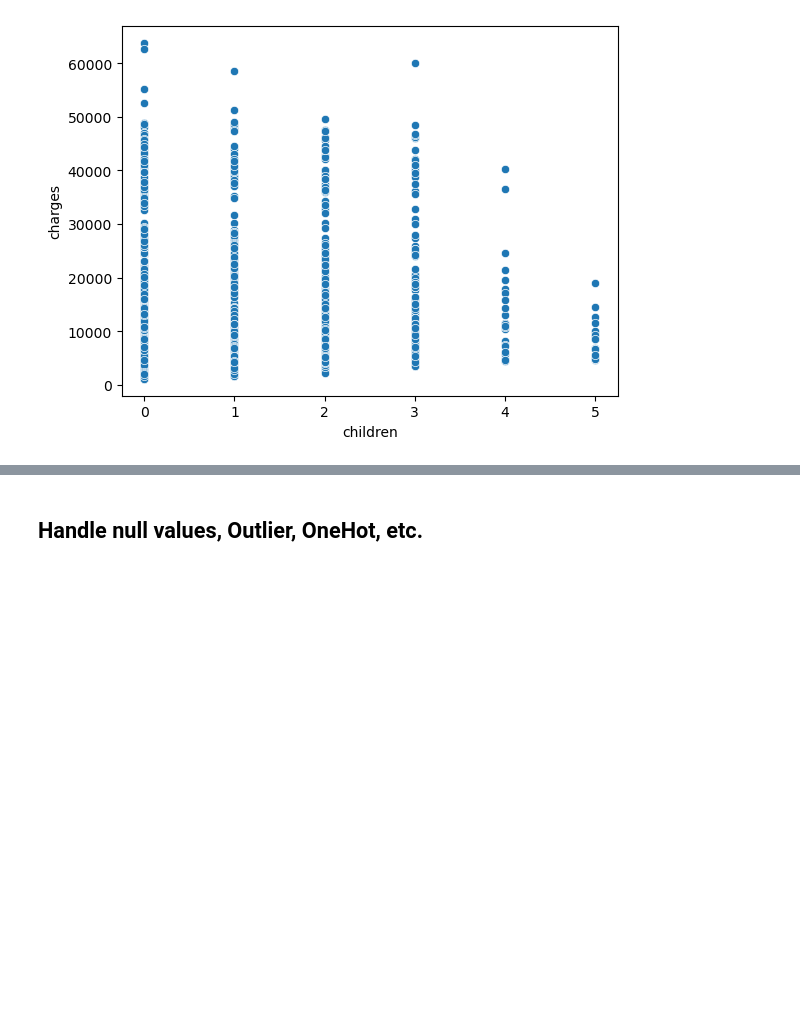
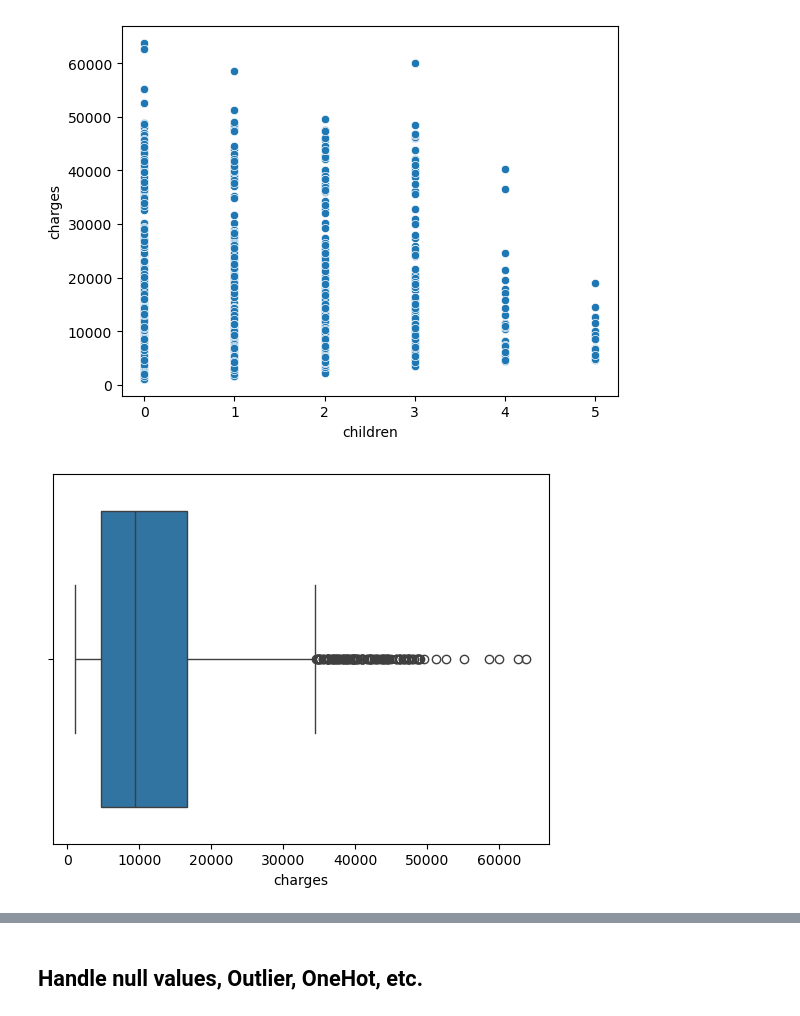
Before and after one commit to noo-nine/Gradious, a Jupyter notebook: Regression_Kaggle_Problem.ipynb, the cells around one changed output, grey strips where cells are left out. Drawn from its saved outputs; the diff is of its cells as text; code cells hidden in the pictures; blank space fills up the shorter version.

```diff
--- a/Regression_Kaggle_Problem.ipynb
+++ b/Regression_Kaggle_Problem.ipynb
@@ -133,3 +133,8 @@ sns.scatterplot(x = 'children', y = 'charges', data = titanic)
 plt.show()
 # %% [output]
 [figure]
+# %%
+sns.boxplot(x = titanic['charges'])
+plt.show()
+# %% [output]
+[figure, added]
```
Also changed, not shown: parts of 30 cells of this notebook.
